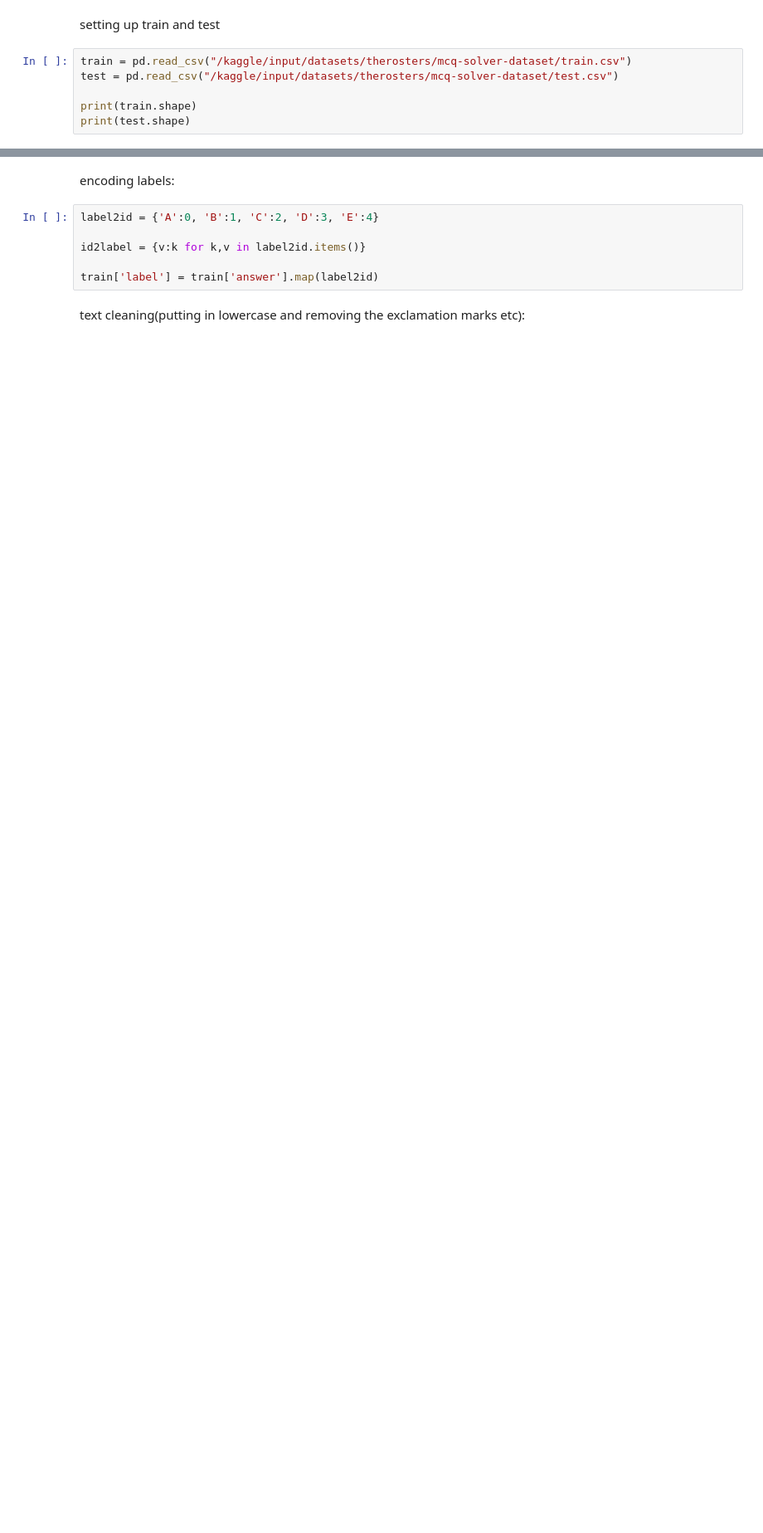
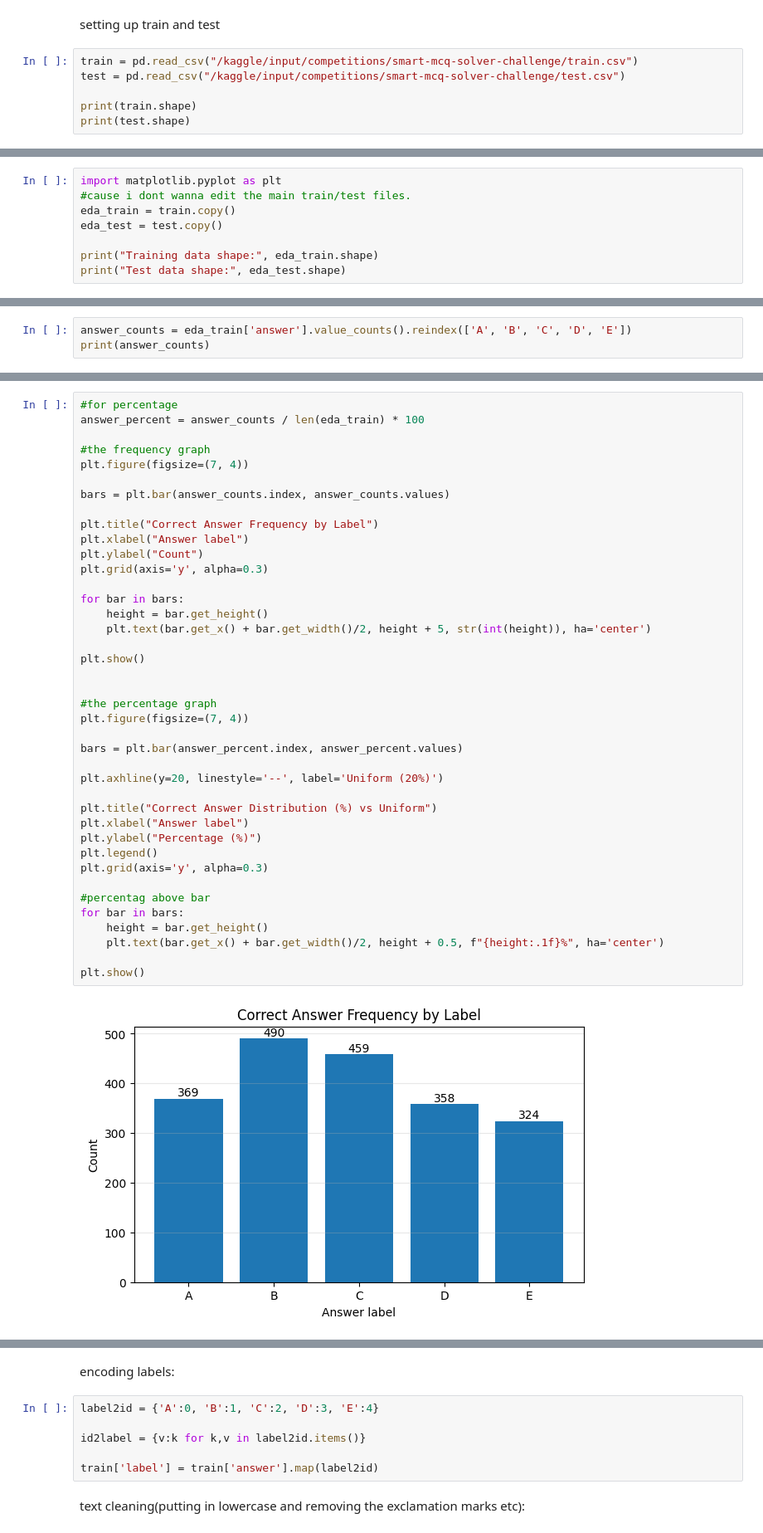
Before and after one commit to NomzzNJS/dl-23f2004641-notebook-t22026, a Jupyter notebook: scratch-model(BiLSTM).ipynb, the cells around one changed output, grey strips where cells are left out. Shown at 83% size. Cells and saved outputs as stored; diff of their text form; blank space fills up the shorter version.

```diff
--- a/scratch-model(BiLSTM).ipynb
+++ b/scratch-model(BiLSTM).ipynb
@@ -92,8 +137,8 @@ print(device)
 # %% [markdown]
 setting up train and test
 # %%
-train = pd.read_csv("/kaggle/input/datasets/therosters/mcq-solver-dataset/train.csv")
-test = pd.read_csv("/kaggle/input/datasets/therosters/mcq-solver-dataset/test.csv")
+train = pd.read_csv("/kaggle/input/competitions/smart-mcq-solver-challenge/train.csv")
+test = pd.read_csv("/kaggle/input/competitions/smart-mcq-solver-challenge/test.csv")
 
 print(train.shape)
 print(test.shape)
@@ -101,0 +161,8 @@ train.head()
+# %%
+import matplotlib.pyplot as plt
+#cause i dont wanna edit the main train/test files.
+eda_train = train.copy()
+eda_test = test.copy()
+
+print("Training data shape:", eda_train.shape)
+print("Test data shape:", eda_test.shape)
@@ -101,0 +174,3 @@ train.head()
+# %%
+answer_counts = eda_train['answer'].value_counts().reindex(['A', 'B', 'C', 'D', 'E'])
+print(answer_counts)
@@ -101,0 +185,42 @@ train.head()
+# %%
+#for percentage
+answer_percent = answer_counts / len(eda_train) * 100
+
+#the frequency graph
+plt.figure(figsize=(7, 4))
+
+bars = plt.bar(answer_counts.index, answer_counts.values)
+
+plt.title("Correct Answer Frequency by Label")
+plt.xlabel("Answer label")
+plt.ylabel("Count")
+plt.grid(axis='y', alpha=0.3)
+
+for bar in bars:
+    height = bar.get_height()
+    plt.text(bar.get_x() + bar.get_width()/2, height + 5, str(int(height)), ha='center')
+
+plt.show()
+
+
+#the percentage graph
+plt.figure(figsize=(7, 4))
+
+bars = plt.bar(answer_percent.index, answer_percent.values)
+
+plt.axhline(y=20, linestyle='--', label='Uniform (20%)')
+
+plt.title("Correct Answer Distribution (%) vs Uniform")
+plt.xlabel("Answer label")
+plt.ylabel("Percentage (%)")
+plt.legend()
+plt.grid(axis='y', alpha=0.3)
+
+#percentag above bar
+for bar in bars:
+    height = bar.get_height()
+    plt.text(bar.get_x() + bar.get_width()/2, height + 0.5, f"{height:.1f}%", ha='center')
+
+plt.show()
+# %% [output]
+[figure, added]
```
Also changed, not shown: parts of 53 cells of this notebook.
